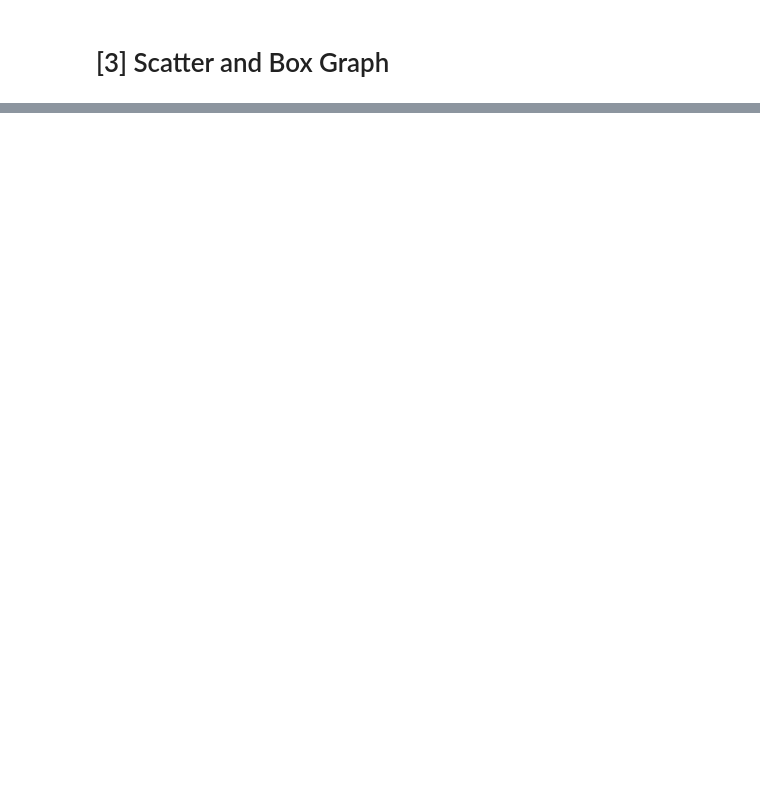
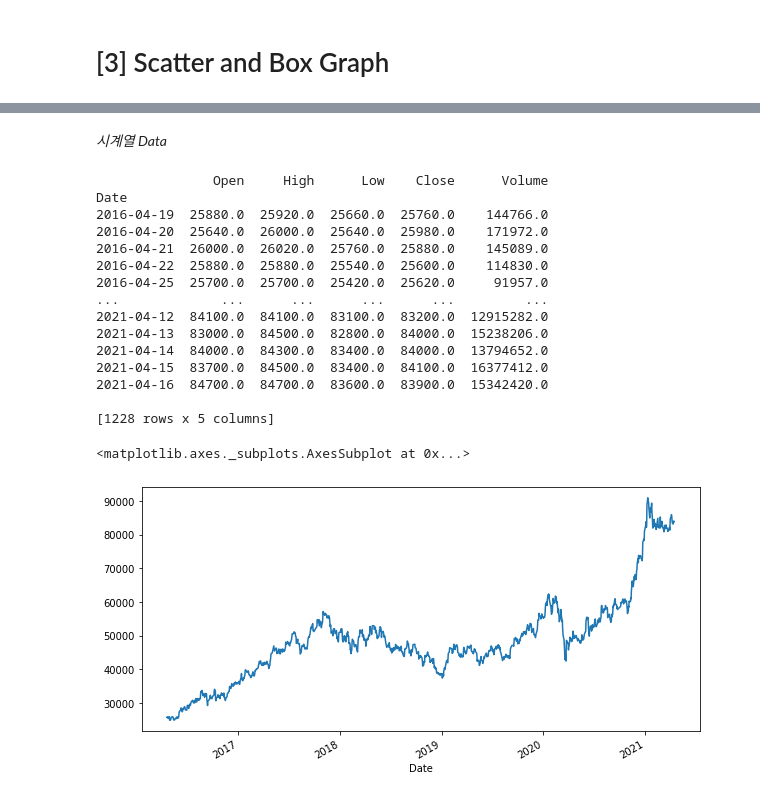
Before and after one commit to zasminah/DataVisualization, a Jupyter notebook: Matplotlib_graph.ipynb, the cells around one changed output, grey strips where cells are left out. Saved outputs shown, nothing was run; the diff lists cells and outputs as text; code cells hidden in the pictures; blank space fills up the shorter version.

```diff
--- a/Matplotlib_graph.ipynb
+++ b/Matplotlib_graph.ipynb
@@ -207,0 +335,33 @@ plt.show()
+# %% [markdown]
+*시계열 Data*
+# %%
+import datetime as dt
+import pandas_datareader as pdr
+end = dt.datetime.now()
+span = 365*5 #days ago
+start = end - dt.timedelta(days=span) #days ago
+
+SSE = pdr.data.DataReader('005930', 'naver', start, end).astype(float)
+
+print(SSE)
+
+priceSSEClose = SSE['Close']
+priceSSEClose.plot(figsize=(10,5))
+# %% [output]
+               Open     High      Low    Close      Volume
+Date
+2016-04-19  25880.0  25920.0  25660.0  25760.0    144766.0
+2016-04-20  25640.0  26000.0  25640.0  25980.0    171972.0
+2016-04-21  26000.0  26020.0  25760.0  25880.0    145089.0
+2016-04-22  25880.0  25880.0  25540.0  25600.0    114830.0
+2016-04-25  25700.0  25700.0  25420.0  25620.0     91957.0
+...             ...      ...      ...      ...         ...
+2021-04-12  84100.0  84100.0  83100.0  83200.0  12915282.0
+2021-04-13  83000.0  84500.0  82800.0  84000.0  15238206.0
+2021-04-14  84000.0  84300.0  83400.0  84000.0  13794652.0
+2021-04-15  83700.0  84500.0  83400.0  84100.0  16377412.0
+2021-04-16  84700.0  84700.0  83600.0  83900.0  15342420.0
+
+[1228 rows x 5 columns]
+<matplotlib.axes._subplots.AxesSubplot at 0x...>
+[figure, added]
```
Also changed, not shown: parts of 20 cells of this notebook.
